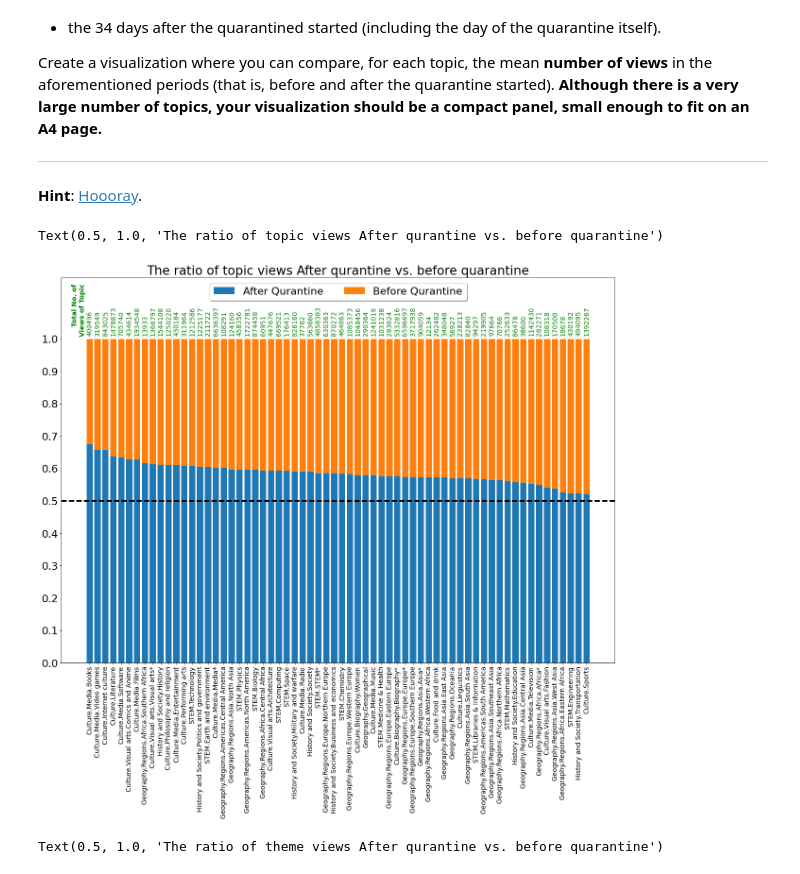
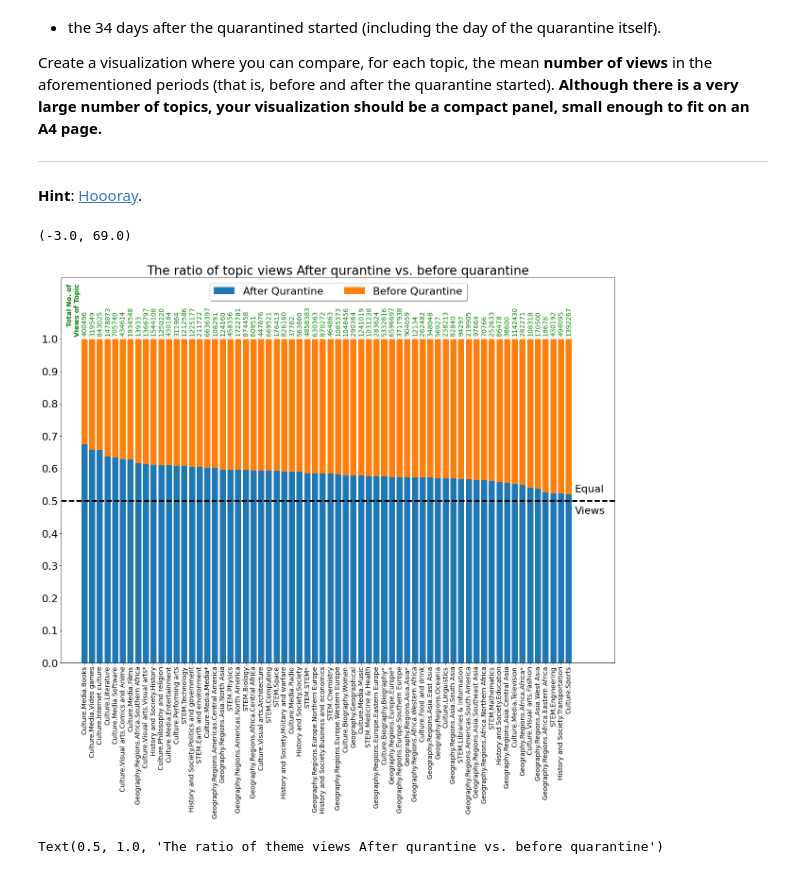
Before and after one commit to alec-flowers/ada-2020-homework1-pandas-pied, a Jupyter notebook: 01 - Pandas Data Wrangling and Data Viz/hw1.ipynb, the cells around one changed output. Saved outputs shown, nothing was run; the diff lists cells and outputs as text; code cells hidden in the pictures.

```diff
--- a/01 - Pandas Data Wrangling and Data Viz/hw1.ipynb
+++ b/01 - Pandas Data Wrangling and Data Viz/hw1.ipynb
@@ -324,10 +390,8 @@ def get_cdf(vals, binsize):
 # %%
 ### ~ 3.3.1
 ### Your code here! ###
-
-tot_view_article = view_article_data.iloc[:, 1:-1].sum(axis=1)
-tot_view_article
-CDFx, CDFy = get_cdf(tot_view_article,2)
+sum_view_article = view_article_data.iloc[:,-1]
+CDFx, CDFy = get_cdf(tot_view_article,10)
 # %%
 ### ~ 3.3.2
 ### Your code here! ###
@@ -583,6 +646,7 @@ Create a visualization where you can compare, for each topic, the mean **number
 
 **Hint**: [Hoooray](https://seaborn.pydata.org/examples/index.html).
 # %%
+# Helper function to write text on top of bar charts in my plot
 def autolabel(rects1, rects2, df, decimals=False):
     """
     Attach a text label above each bar displaying its height
@@ -592,57 +656,76 @@ def autolabel(rects1, rects2, df, decimals=False):
             height = rect1.get_height()+rect2.get_height()
             ax.text(rect1.get_x()-0.5 + rect1.get_width()/2., height,
                 f'Total No. of\n Views of Topic',
-                ha='right', va='bottom', rotation='vertical', fontsize=14, color='green', fontweight='bold')
+                ha='right', va='bottom', rotation='vertical',
+                    fontsize=14, color='green', fontweight='bold')
         height = rect1.get_height()+rect2.get_height()
         if decimals:
             ax.text(rect1.get_x() + rect1.get_width()/2., 1.01*height,
                     f'{df.views_sum.iloc[i]:.3f}',
-                    ha='center', va='bottom', rotation='vertical', fontsize=14, color='green')
+                    ha='center', va='bottom', rotation='vertical',
+                    fontsize=14, color='green')
         else:
             ax.text(rect1.get_x() + rect1.get_width()/2., 1.01*height,
                     f'{df.views_sum.iloc[i]}',
-                    ha='center', va='bottom', rotation='vertical', fontsize=14, color='green')
+                    ha='center', va='bottom', rotation='vertical',
+                    fontsize=14, color='green')
 # %%
 import seaborn as sns
 import datetime
 
 ### ~ 5.2
 ### Your code here! ###
 quarantine_date = datetime.datetime(2020,3,9, 0, 0, 0)
 before_date = quarantine_date - datetime.timedelta(days=35)
 after_date = quarantine_date + datetime.timedelta(days=34)
-after = topic_views_melted[topic_views_melted['date'].isin(pd.date_range(quarantine_date, after_date))]
-before = topic_views_melted[topic_views_melted['date'].isin(pd.date_range(before_date, quarantine_date,
-                                                                          closed = 'left'))]
+after =\
+topic_views_melted[topic_views_melted['date'].isin(pd.
+                                                   date_range(quarantine_date, after_date))]
+before =\
+topic_views_melted[topic_views_melted['date'].isin(pd.
+                                                   date_range(before_date, quarantine_date,
+                                                              closed = 'left'))]
 fig, ax = plt.subplots(1,1,figsize=(21,15))
-after_grouped=after.groupby(by='topic').sum().rename(columns={'views': 'views_after'})
-before_grouped=before.groupby(by='topic').sum().rename(columns={'views': 'views_before'})
-grouped = before_grouped.merge(after_grouped, left_on=['topic'], right_on=['topic'])
-grouped.insert(2, 'views_sum', grouped.views_after+grouped.views_before)
-grouped.insert(2, 'views_after_rel', grouped.views_after/grouped.views_sum)
-grouped.insert(2, 'views_before_rel', grouped.views_before/grouped.views_sum)
-grouped_sorted = grouped.sort_values(by='views_before_rel')
-grouped_sorted.insert(0,'topic', grouped_sorted.index)
-grouped_sorted.insert(0,'theme', grouped_sorted.topic.str.split('.').str[0])
+after_grouped=\
+after.groupby(by='topic').sum().rename(columns={'views': 'views_after'})
+before_grouped=\
+before.groupby(by='topic').sum().rename(columns={'views': 'views_before'})
+grouped = before_grouped.merge(after_grouped,
+                               left_on=['topic'],
+                               right_on=['topic'])
+grouped.insert(2, 'views_sum',
+               grouped.views_after+grouped.views_before)
+grouped.insert(2, 'views_after_rel',
+               grouped.views_after/grouped.views_sum)
+grouped.insert(2, 'views_before_rel',
+               grouped.views_before/grouped.views_sum)
+grouped_sorted = grouped.sort_values(ascending=True,
+                                     by='views_before_rel')
+grouped_sorted.insert(0,'topic',
+                      grouped_sorted.index)
+grouped_sorted.insert(0,'theme',
+                      grouped_sorted.topic.str.split('.').str[0])
 
 rects1=ax.bar(grouped_sorted.topic,
        grouped_sorted.views_after_rel,
               label='After Qurantine')
 rects2=ax.bar(grouped_sorted.topic,
        grouped_sorted.views_before_rel,
        bottom=grouped_sorted.views_after_rel,
               label='Before Qurantine')
 ax.set_xticklabels(grouped_sorted.topic, fontsize=14, rotation=90)
 ax.set_yticks(np.arange(0,1.1,0.1))
 ax.set_ylim([0,1.19])
 ax.axhline(y=0.5, xmin=0, xmax=1, color = 'black', lw=3, ls='--')
 autolabel(rects1, rects2, grouped_sorted)
 ax.legend(loc='upper center', bbox_to_anchor=(0.5, +1.0),
           fancybox=True, shadow=True, ncol=2)
 ax.set_title('The ratio of topic views After qurantine vs. before quarantine')
+ax.text(63.8, 0.46, 'Equal\n\nViews',rotation=0)
+ax.set_xlim([-3,69])
 # %% [output]
-Text(0.5, 1.0, 'The ratio of topic views After qurantine vs. before quarantine')
+(-3.0, 69.0)
-[figure, old version]
+[figure, new version]
 # %%
 fig, ax = plt.subplots(1,1,figsize=(21,15))
 n=0
```
Also changed, not shown: parts of 28 cells of this notebook.
